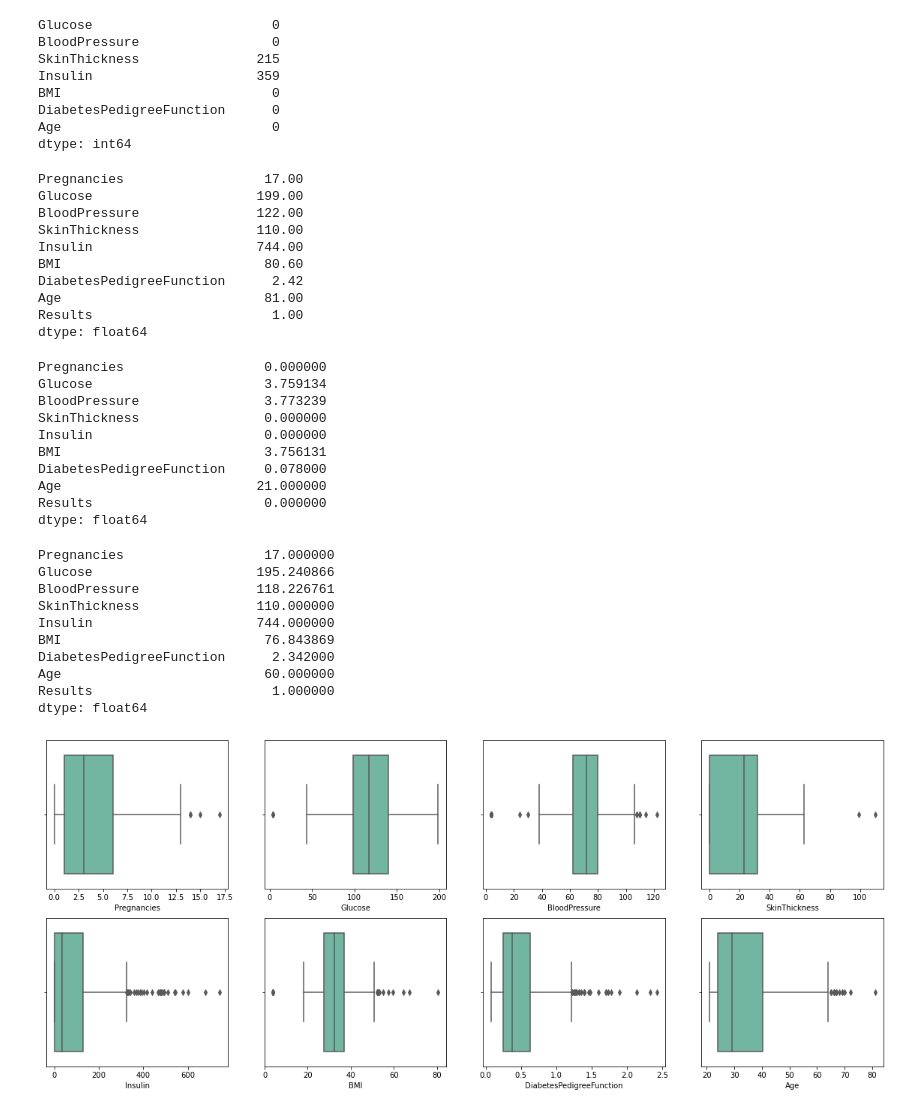
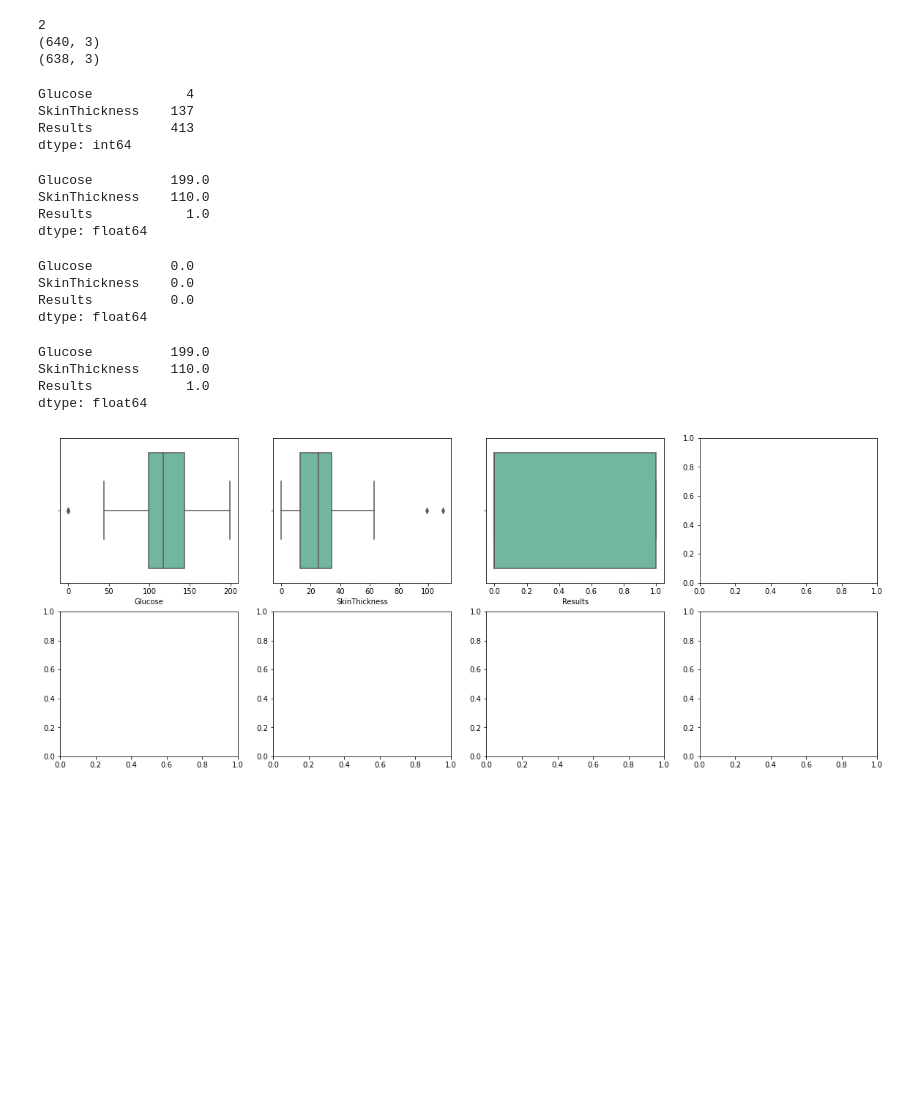
Before and after one commit to pradeepdharmasena/ML_models_Research, a Jupyter notebook: Diabetics_Clinical/models/model_02.ipynb, the cells around one changed output. Drawn from its saved outputs; the diff is of its cells as text; code cells hidden in the pictures; blank space fills up the shorter version.

Commit message:
create models for diabetes trans

```diff
--- a/Diabetics_Clinical/models/model_02.ipynb
+++ b/Diabetics_Clinical/models/model_02.ipynb
@@ -19,7 +19,7 @@ import seaborn as sb
 from imblearn.under_sampling import RandomUnderSampler
 from imblearn.over_sampling import SMOTE
 # %%
-df = pd.read_csv("../data/diabetes.csv")
+df = pd.read_csv("../data/selected_M_best2.csv")
 df = df.drop_duplicates()
 print(df.head())
 # %% [output]
@@ -67,78 +61,67 @@ dtype: int64
+# %%
+#print((df[X.columns]).isNull().sum())
+print(df["SkinThickness"].isnull().sum())
+print(df.shape)
+df = df.dropna(axis = 0)
+print(df.shape)
+#print(X)
+# %% [output]
+2
+(640, 3)
+(638, 3)
 # %%
 
-temp = df[df['BloodPressure']!=0.000000]
-df['BloodPressure'] = df['BloodPressure'].replace( 0.000000 , temp.mean()[0])
+# temp = df[df['BloodPressure']!=0.000000]
+# df['BloodPressure'] = df['BloodPressure'].replace( 0.000000 , temp.mean()[0])
 
-temp = df[df['Glucose']!=0.000000]
-df['Glucose'] = df['Glucose'].replace( 0.000000 , temp.mean()[0])
+# temp = df[df['Glucose']!=0.000000]
+# df['Glucose'] = df['Glucose'].replace( 0.000000 , temp.mean()[0])
 
-temp = df[df['BMI']!=0.000000]
-df['BMI'] = df['BMI'].replace( 0.000000 , temp.mean()[0])
+# temp = df[df['BMI']!=0.000000]
+# df['BMI'] = df['BMI'].replace( 0.000000 , temp.mean()[0])
 
 
-print((df[['Glucose', 'BloodPressure', 'SkinThickness', 'Insulin', 'BMI', 'DiabetesPedigreeFunction', 'Age']]==0).sum())
+print((df[df_features]==0).sum())
 # %% [output]
-Glucose                       0
-BloodPressure                 0
-SkinThickness               215
-Insulin                     359
-BMI                           0
-DiabetesPedigreeFunction      0
-Age                           0
+Glucose            4
+SkinThickness    137
+Results          413
 dtype: int64
 # %%
 print(df.max())
 # %% [output]
-Pregnancies                  17.00
-Glucose                     199.00
-BloodPressure               122.00
-SkinThickness               110.00
-Insulin                     744.00
-BMI                          80.60
-DiabetesPedigreeFunction      2.42
-Age                          81.00
-Results                       1.00
+Glucose          199.0
+SkinThickness    110.0
+Results            1.0
 dtype: float64
 # %%
 print(df.min())
 # %% [output]
-Pregnancies                  0.000000
-Glucose                      3.759134
-BloodPressure                3.773239
-SkinThickness                0.000000
-Insulin                      0.000000
-BMI                          3.756131
-DiabetesPedigreeFunction     0.078000
-Age                         21.000000
-Results                      0.000000
+Glucose          0.0
+SkinThickness    0.0
+Results          0.0
 dtype: float64
 # %%
 print(df.max() - df.min())
 # %% [output]
-Pregnancies                  17.000000
-Glucose                     195.240866
-BloodPressure               118.226761
-SkinThickness               110.000000
-Insulin                     744.000000
-BMI                          76.843869
-DiabetesPedigreeFunction      2.342000
-Age                          60.000000
-Results                       1.000000
+Glucose          199.0
+SkinThickness    110.0
+Results            1.0
 dtype: float64
 # %%
 fig, axes = plt.subplots(2,4, figsize=(20,8))
 x_,y_ = 0,0
-for i, column in enumerate(df.columns[0:-1]):
+for i, column in enumerate(df.columns[:]):
     sb.boxplot(x=df[column], ax=axes[x_,y_], palette="Set2")
     if i < 3:
         y_ += 1
     elif i == 3:
         x_ = 1
         y_ = 0
     else:
         y_ += 1
 # %% [output]
-[figure, old version]
+[figure, new version]
 # %%
 cols = df.columns
 print(cols)
```
Also changed, not shown: parts of 18 cells of this notebook, 26 other files.
